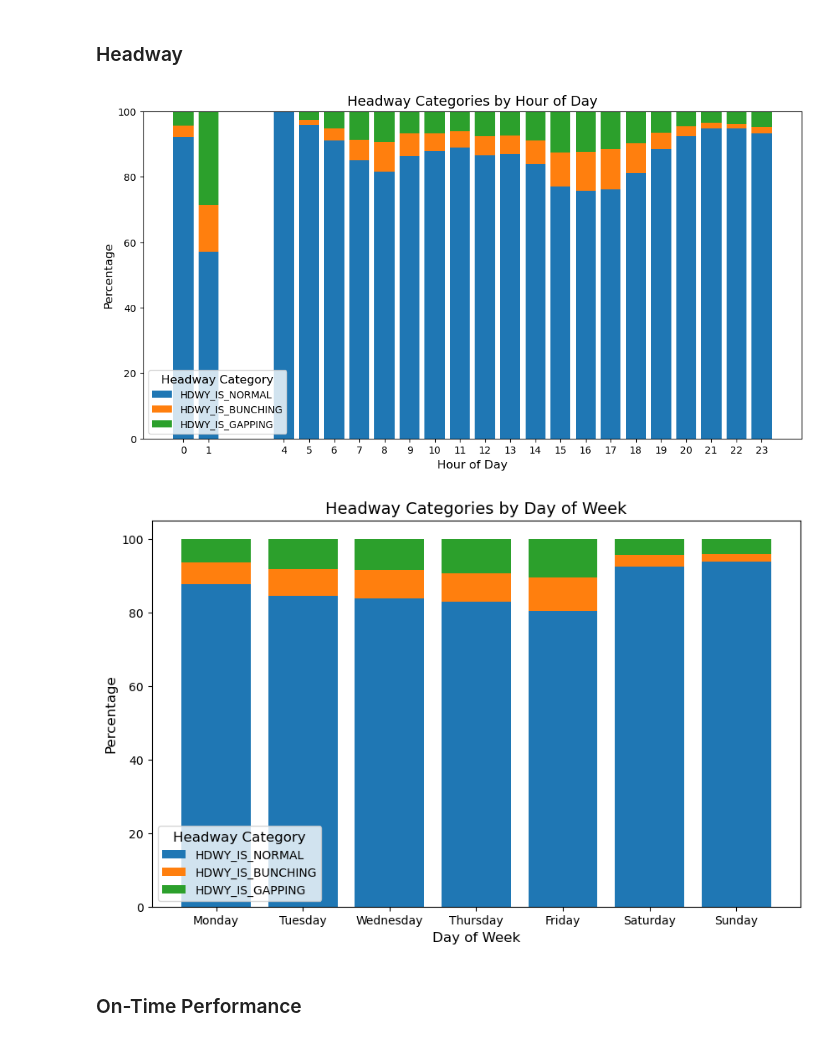
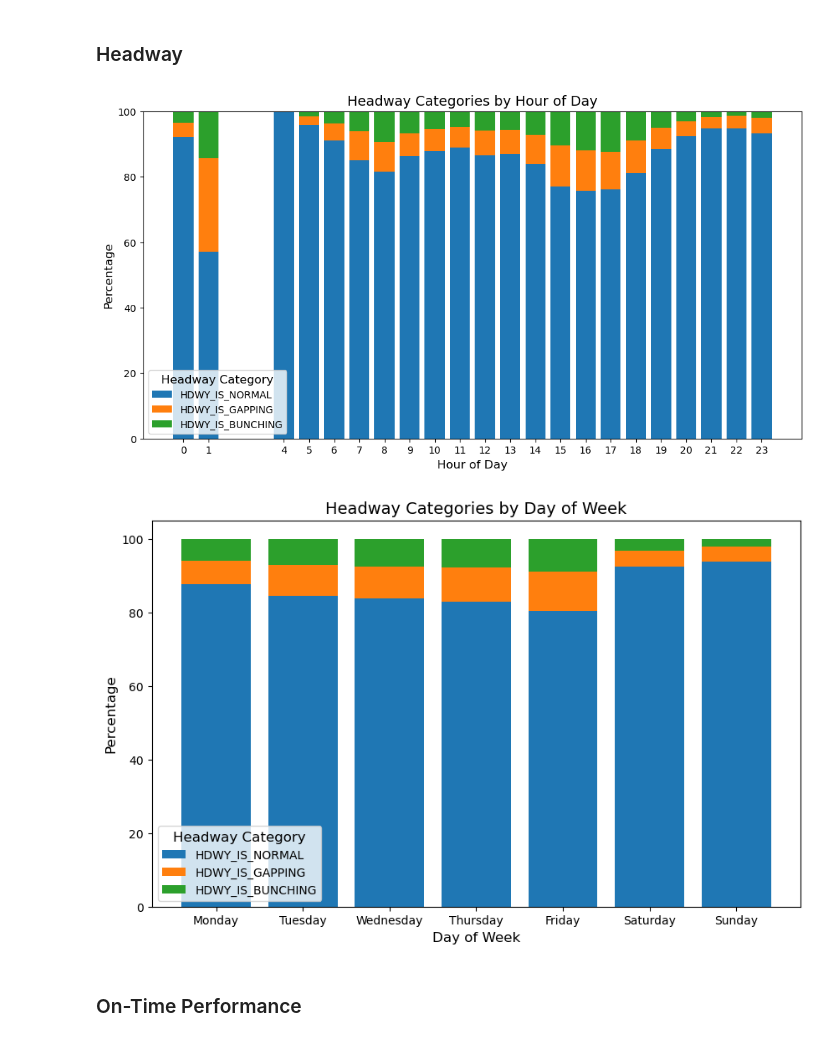
Before and after one commit to NSS-Data-Analytics-Cohort-11/wego-boomers, a Jupyter notebook: notebooks/WeGo.ipynb, the cells around one changed output. Cells and saved outputs as stored; diff of their text form; code cells hidden in the pictures.

```diff
--- a/notebooks/WeGo.ipynb
+++ b/notebooks/WeGo.ipynb
@@ -298,27 +298,27 @@ location_adherence.sort_values('ADJUSTED_ONTIME_PERC', ascending=False)
 ### Headway
 # %%
 # Stacked bar chart version for hour
-h = wego_hdwy.groupby('hour')[['HDWY_IS_NORMAL', 'HDWY_IS_BUNCHING', 'HDWY_IS_GAPPING']].mean().reset_index()
+h = wego_hdwy.groupby('hour')[['HDWY_IS_NORMAL', 'HDWY_IS_GAPPING', 'HDWY_IS_BUNCHING']].mean().reset_index()
 
 hours = h['hour']
 normal = h['HDWY_IS_NORMAL']*100
 bunching = h['HDWY_IS_BUNCHING']*100
 gapping = h['HDWY_IS_GAPPING']*100
 
 plt.figure(figsize=(12, 6))
 plt.bar(hours, normal, label='HDWY_IS_NORMAL')
-plt.bar(hours, bunching, bottom=normal, label='HDWY_IS_BUNCHING')
-plt.bar(hours, gapping, bottom=normal+bunching, label='HDWY_IS_GAPPING')
+plt.bar(hours, gapping, bottom=normal, label='HDWY_IS_GAPPING')
+plt.bar(hours, bunching, bottom=normal+gapping, label='HDWY_IS_BUNCHING')
 
 # Fine tuning
 plt.xlabel('Hour of Day', fontsize=12)
 plt.ylabel('Percentage', fontsize=12)
 plt.title('Headway Categories by Hour of Day', fontsize=14)
 plt.legend(title='Headway Category', fontsize=10, title_fontsize=12)
 plt.xticks(hours)  # Shows all the hour labels - might remove this
 plt.show()
 # %% [output]
-[figure, old version]
+[figure, new version]
 # %%
 # Stacked bar chart version for day of week
 
@@ -335,8 +335,8 @@ gapping = d['HDWY_IS_GAPPING']*100
 
 fig, ax = plt.subplots(figsize=(10, 6))
 plt.bar(hours, normal, label='HDWY_IS_NORMAL')
-plt.bar(hours, bunching, bottom=normal, label='HDWY_IS_BUNCHING')
-plt.bar(hours, gapping, bottom=normal+bunching, label='HDWY_IS_GAPPING')
+plt.bar(hours, gapping, bottom=normal, label='HDWY_IS_GAPPING')
+plt.bar(hours, bunching, bottom=normal+gapping, label='HDWY_IS_BUNCHING')
 
 # Fine tuning
 ax.set_xlabel('Day of Week', fontsize=12)
@@ -345,7 +345,7 @@ ax.set_title('Headway Categories by Day of Week', fontsize=14)
 ax.legend(title='Headway Category', fontsize=10, title_fontsize=12)
 plt.show()
 # %% [output]
-[figure, old version]
+[figure, new version]
 # %% [markdown]
 ### On-Time Performance
 # %%
```
Also changed, not shown: parts of 33 cells of this notebook.
